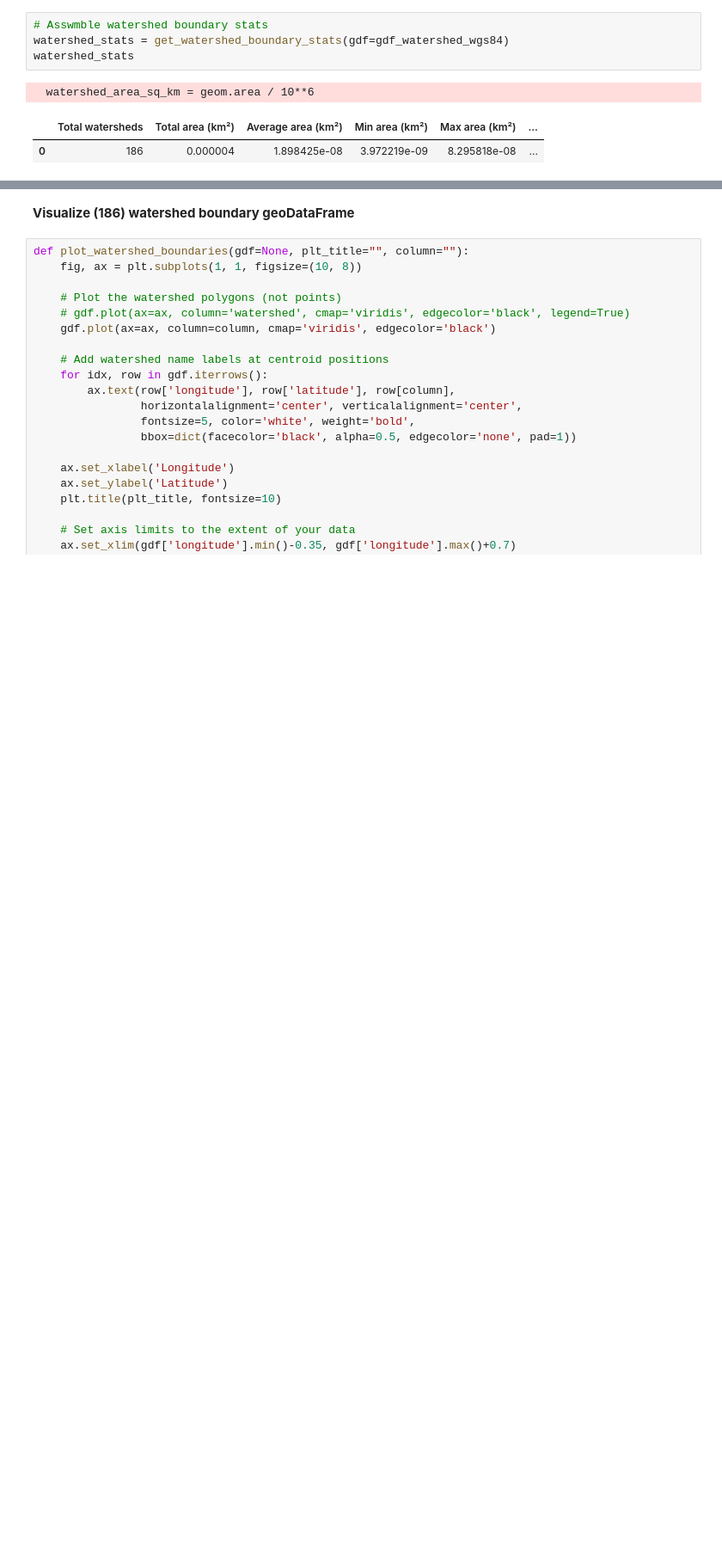
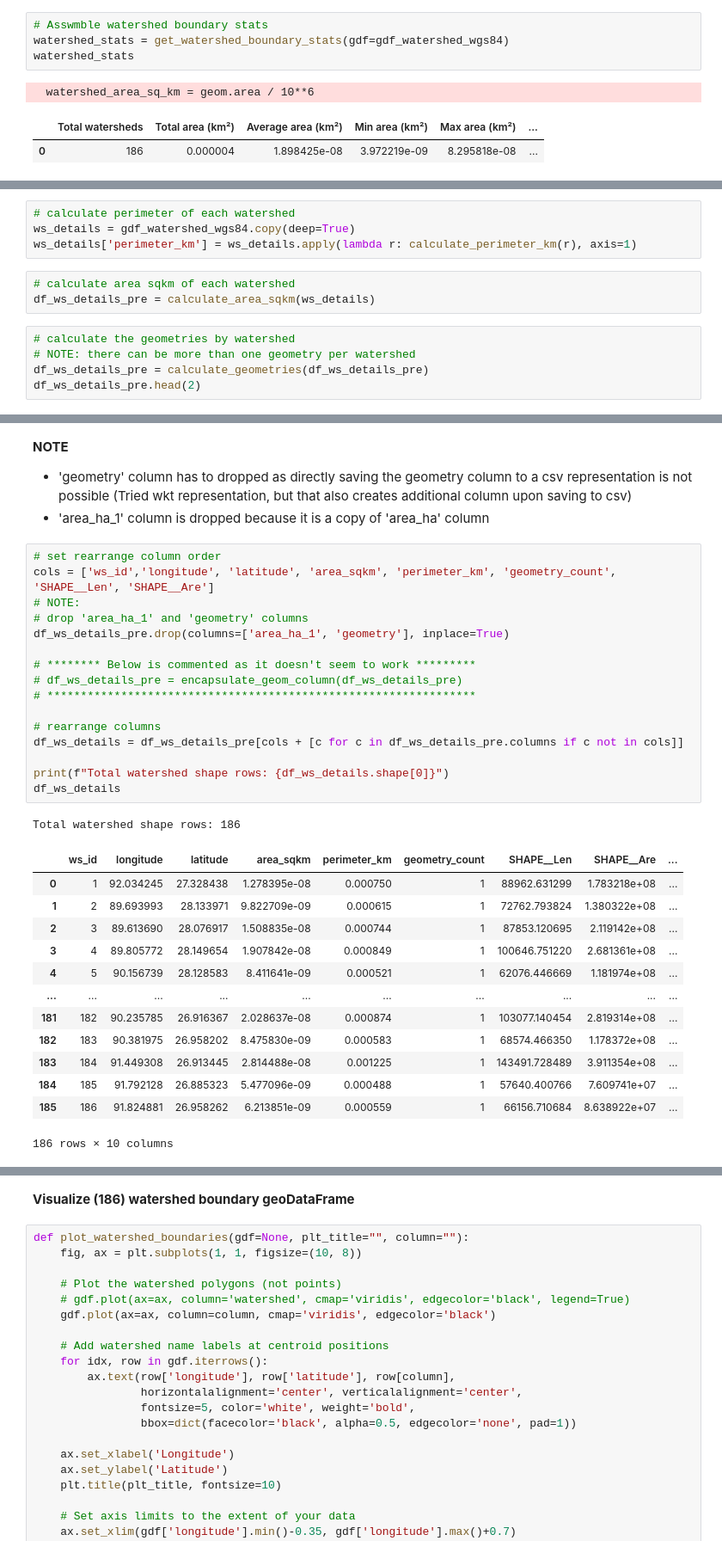
Before and after one commit to QingfangLiu/bhutan_climate_modeling, a Jupyter notebook: code/watershed/watershed_boundary.ipynb, the cells around one changed output, grey strips where cells are left out. Shown at 86% size. Saved outputs shown, nothing was run; the diff lists cells and outputs as text; blank space fills up the shorter version.

Commit message:
redid the basin_boundary and watershed details

```diff
--- a/code/watershed/watershed_boundary.ipynb
+++ b/code/watershed/watershed_boundary.ipynb
@@ -282,0 +323,12 @@ watershed_stats
+# %%
+# calculate perimeter of each watershed
+ws_details = gdf_watershed_wgs84.copy(deep=True)
+ws_details['perimeter_km'] = ws_details.apply(lambda r: calculate_perimeter_km(r), axis=1)
+# %%
+# calculate area sqkm of each watershed
+df_ws_details_pre = calculate_area_sqkm(ws_details)
+# %%
+# calculate the geometries by watershed
+# NOTE: there can be more than one geometry per watershed
+df_ws_details_pre = calculate_geometries(df_ws_details_pre)
+df_ws_details_pre.head(2)
@@ -282,0 +346,36 @@ watershed_stats
+# %% [markdown]
+**NOTE**
+- 'geometry' column has to dropped as directly saving the geometry column to a csv representation is not possible
+   (Tried wkt representation, but that also creates additional column upon saving to csv)
+- 'area_ha_1' column is dropped because it is a copy of 'area_ha' column
+# %%
+# set rearrange column order
+cols = ['ws_id','longitude', 'latitude', 'area_sqkm', 'perimeter_km', 'geometry_count', 'SHAPE__Len', 'SHAPE__Are']
+# NOTE:
+# drop 'area_ha_1' and 'geometry' columns
+df_ws_details_pre.drop(columns=['area_ha_1', 'geometry'], inplace=True)
+
+# ******** Below is commented as it doesn't seem to work *********
+# df_ws_details_pre = encapsulate_geom_column(df_ws_details_pre)
+# ****************************************************************
+
+# rearrange columns
+df_ws_details = df_ws_details_pre[cols + [c for c in df_ws_details_pre.columns if c not in cols]]
+
+print(f"Total watershed shape rows: {df_ws_details.shape[0]}")
+df_ws_details
+# %% [output]
+Total watershed shape rows: 186
+|  | ws_id | longitude | latitude | area_sqkm | perimeter_km | geometry_count | SHAPE__Len | SHAPE__Are | ... |
+| 0 | 1 | 92.034245 | 27.328438 | 1.278395e-08 | 0.000750 | 1 | 88962.631299 | 1.783218e+08 | ... |
+| 1 | 2 | 89.693993 | 28.133971 | 9.822709e-09 | 0.000615 | 1 | 72762.793824 | 1.380322e+08 | ... |
+| 2 | 3 | 89.613690 | 28.076917 | 1.508835e-08 | 0.000744 | 1 | 87853.120695 | 2.119142e+08 | ... |
+| 3 | 4 | 89.805772 | 28.149654 | 1.907842e-08 | 0.000849 | 1 | 100646.751220 | 2.681361e+08 | ... |
+| 4 | 5 | 90.156739 | 28.128583 | 8.411641e-09 | 0.000521 | 1 | 62076.446669 | 1.181974e+08 | ... |
+| ... | ... | ... | ... | ... | ... | ... | ... | ... | ... |
+| 181 | 182 | 90.235785 | 26.916367 | 2.028637e-08 | 0.000874 | 1 | 103077.140454 | 2.819314e+08 | ... |
+| 182 | 183 | 90.381975 | 26.958202 | 8.475830e-09 | 0.000583 | 1 | 68574.466350 | 1.178372e+08 | ... |
+| 183 | 184 | 91.449308 | 26.913445 | 2.814488e-08 | 0.001225 | 1 | 143491.728489 | 3.911354e+08 | ... |
+| 184 | 185 | 91.792128 | 26.885323 | 5.477096e-09 | 0.000488 | 1 | 57640.400766 | 7.609741e+07 | ... |
+| 185 | 186 | 91.824881 | 26.958262 | 6.213851e-09 | 0.000559 | 1 | 66156.710684 | 8.638922e+07 | ... |
+186 rows × 10 columns
```
Also changed, not shown: parts of 8 cells of this notebook, 4 other files.
